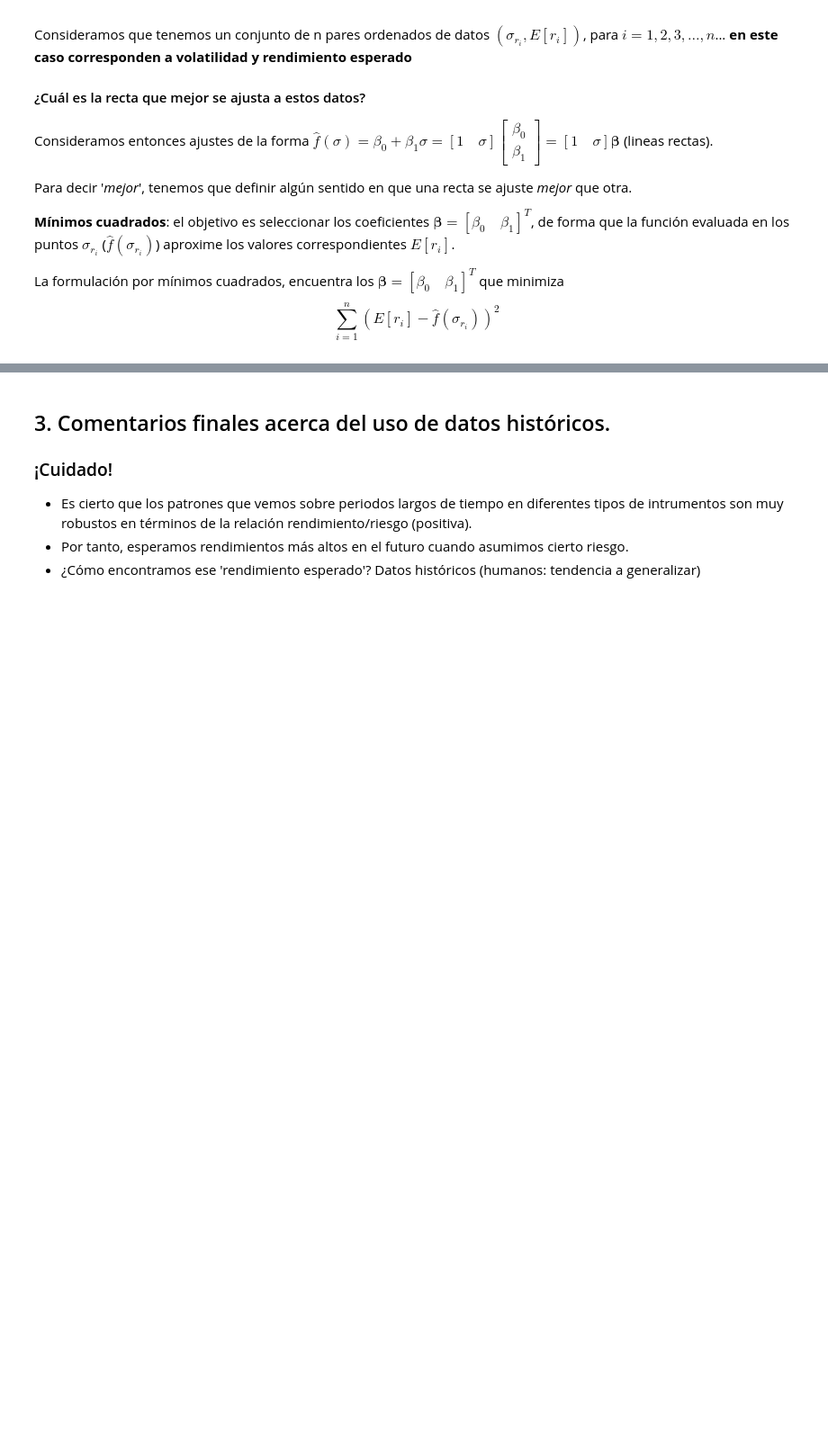
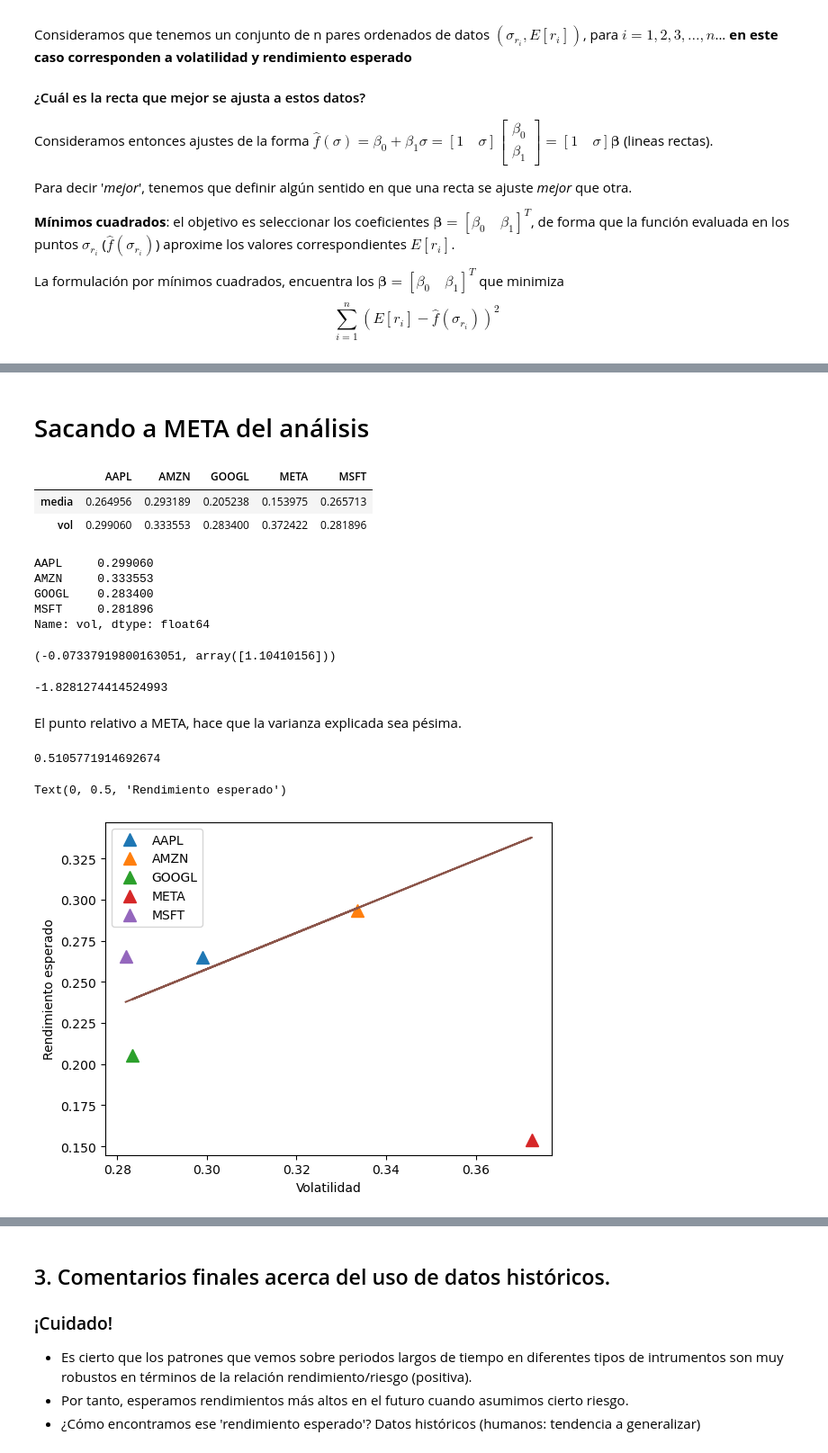
Before and after one commit to neto10m/porinvp2023, a Jupyter notebook: Modulo1/Clase5_MidiendoConHistoricos.ipynb, the cells around one changed output, grey strips where cells are left out. Shown: that part at 90% size. Saved outputs shown, nothing was run; the diff lists cells and outputs as text; code cells hidden in the pictures; blank space fills up the shorter version.

```diff
--- a/Modulo1/Clase5_MidiendoConHistoricos.ipynb
+++ b/Modulo1/Clase5_MidiendoConHistoricos.ipynb
@@ -313,0 +384,62 @@ $$\sum_{i=1}^{n}(E[r_i]-\hat{f}(\sigma_{r_i}))^2$$
+# %% [markdown]
+# Sacando a META del análisis
+# %%
+summary_annual
+# %% [output]
+|  | AAPL | AMZN | GOOGL | META | MSFT |
+| media | 0.264956 | 0.293189 | 0.205238 | 0.153975 | 0.265713 |
+| vol | 0.299060 | 0.333553 | 0.283400 | 0.372422 | 0.281896 |
+# %%
+summary_annual.loc["vol"].drop("META")
+# %% [output]
+AAPL     0.299060
+AMZN     0.333553
+GOOGL    0.283400
+MSFT     0.281896
+Name: vol, dtype: float64
+# %%
+model = LinearRegression().fit(
+    X=summary_annual.loc["vol"].drop("META").values.reshape(-1, 1),
+    y=summary_annual.loc["media"].drop("META").values
+)
+b0 = model.intercept_
+b1 = model.coef_
+b0, b1
+# %% [output]
+(-0.07337919800163051, array([1.10410156]))
+# %%
+model.score(
+    X=summary_annual.loc["vol"].values.reshape(-1, 1),
+    y=summary_annual.loc["media"].values
+)
+# %% [output]
+-1.8281274414524993
+# %% [markdown]
+El punto relativo a META, hace que la varianza explicada sea pésima.
+# %%
+model.score(
+    X=summary_annual.loc["vol"].drop("META").values.reshape(-1, 1),
+    y=summary_annual.loc["media"].drop("META").values
+)
+# %% [output]
+0.5105771914692674
+# %%
+for col in summary_annual:
+    plt.plot(
+        summary_annual.loc["vol", col],
+        summary_annual.loc["media", col],
+        "^",
+        ms=10,
+        label=col
+    )
+# Gráfico de la recta
+plt.plot(
+    summary_annual.loc["vol"].values,
+    model.predict(summary_annual.loc["vol"].values.reshape(-1, 1)),
+)
+plt.legend()
+plt.xlabel("Volatilidad")
+plt.ylabel("Rendimiento esperado")
+# %% [output]
+Text(0, 0.5, 'Rendimiento esperado')
+[figure, added]
```
Also changed, not shown: parts of 33 cells of this notebook, 1 other file.
